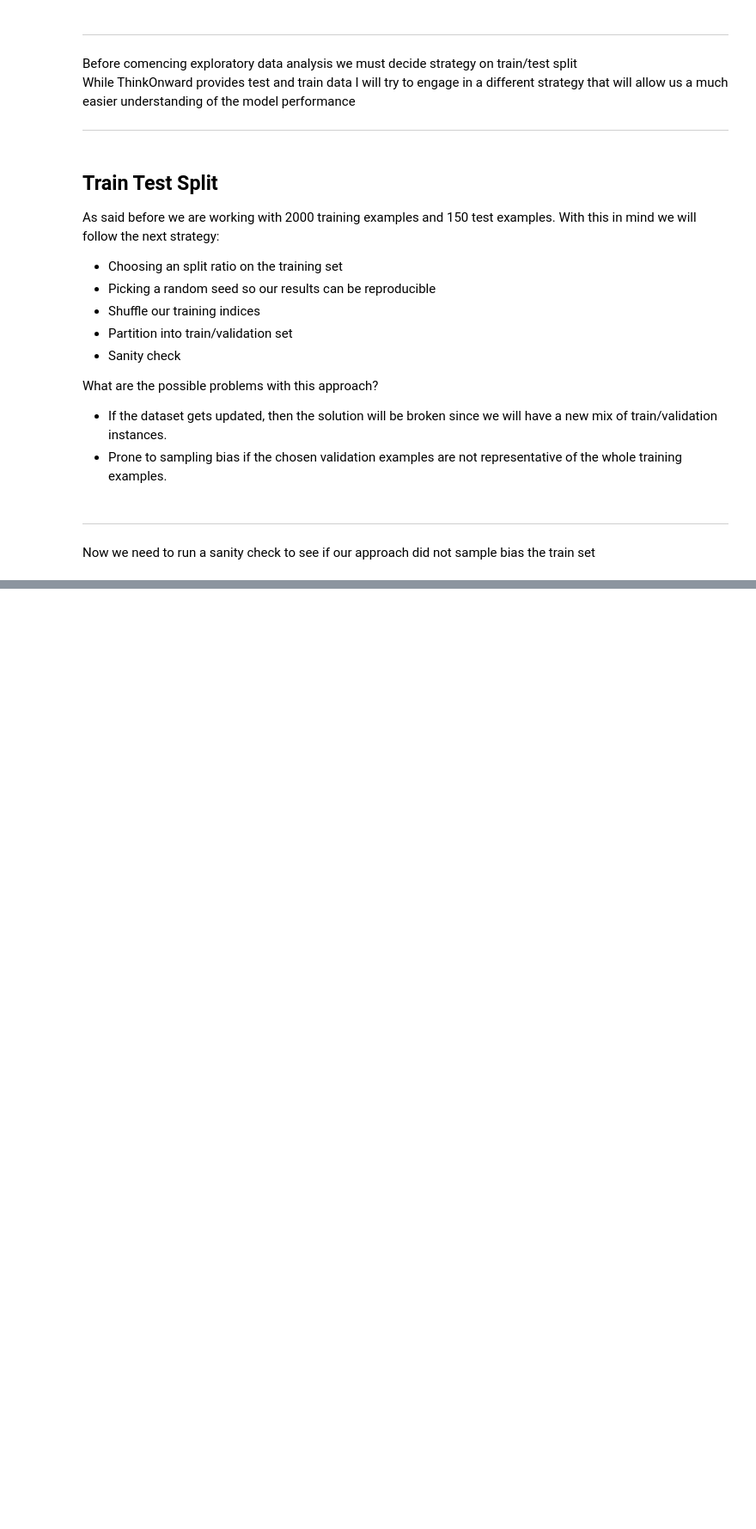
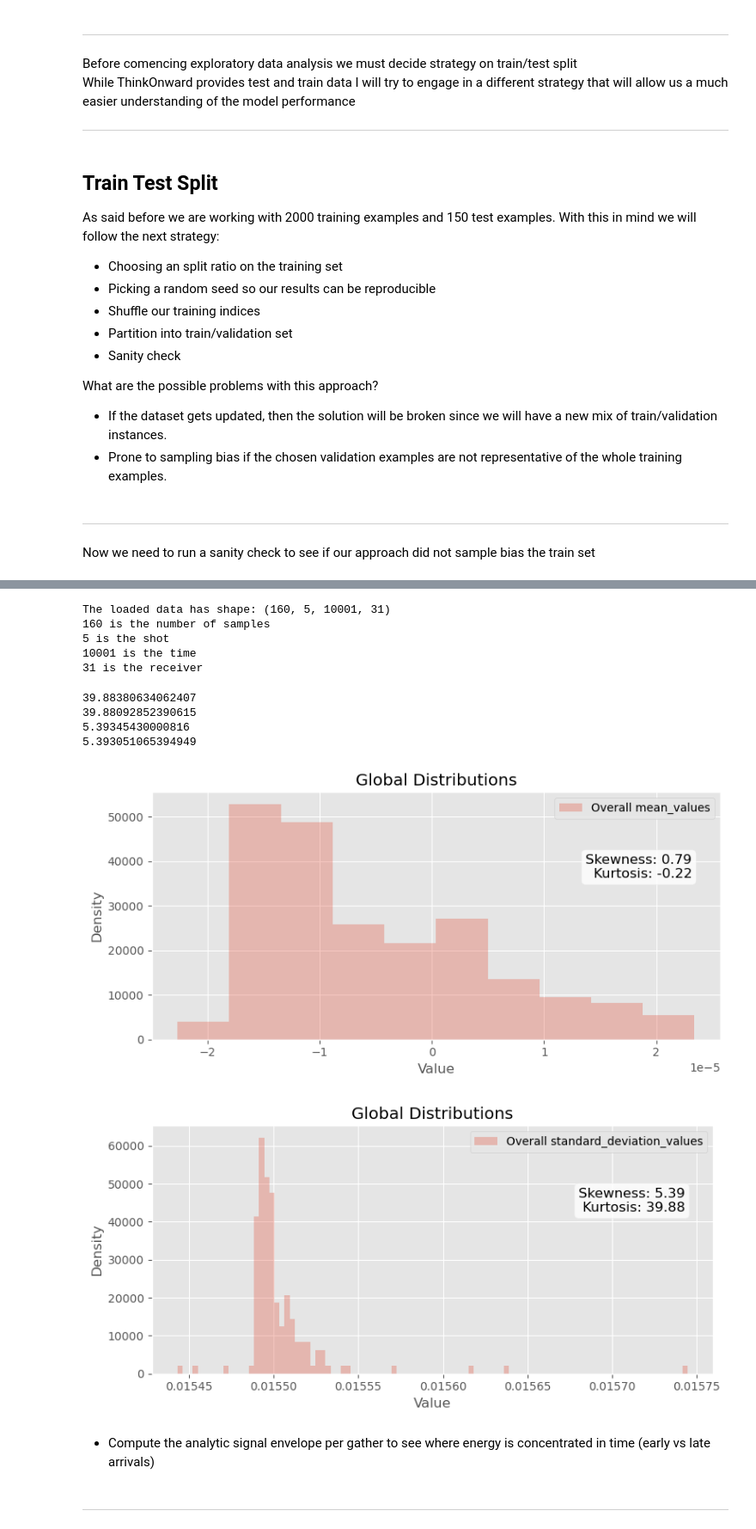
Before and after one commit to bbBerny/speed-and-structure, a Jupyter notebook: glimpse.ipynb, the cells around one changed output, grey strips where cells are left out. Shown: that part at 86% size. Saved outputs shown, nothing was run; the diff lists cells and outputs as text; code cells hidden in the pictures; blank space fills up the shorter version.

Commit message:
Univariate analysis, mean, std and rms across all (time,receiver) samples.

```diff
--- a/glimpse.ipynb
+++ b/glimpse.ipynb
@@ -172,0 +279,8 @@ What can we improve?
+# %%
+print(f'The loaded data has shape: {data.shape} \n{data.shape[0]} is the number of samples\n{data.shape[1]} is the shot\n{data.shape[2]} is the time\n{data.shape[3]} is the receiver')
+# %% [output]
+The loaded data has shape: (160, 5, 10001, 31)
+160 is the number of samples
+5 is the shot
+10001 is the time
+31 is the receiver
@@ -172,0 +352,62 @@ What can we improve?
+# %%
+global_mean_values, global_std_values, global_rms_values = compute_global_metrics(data)
+global_mean, global_mean_skew, global_mean_kurtosis = global_mean_values
+global_std, global_std_skew, global_std_kurtosis = global_std_values
+global_rms, global_rms_skew, global_rms_kurtosis = global_rms_values
+
+print(global_rms_kurtosis)
+print(global_std_kurtosis)
+
+print(global_rms_skew)
+print(global_std_skew)
+# %% [output]
+39.88380634062407
+39.88092852390615
+5.39345430000816
+5.393051065394949
+# %%
+import matplotlib.pyplot as plt
+
+def compute_global_histograms(values: dict, num_bins: int, skew, kurtosis):
+    """
+    Plots overlaid histograms of given value distributions, with skewness and kurtosis annotated.
+
+    Parameters
+    ----------
+    values : dict
+        Dictionary where keys are labels (e.g. 'Mean', 'Std Dev', 'RMS') and values are 1D NumPy arrays.
+    num_bins : int
+        Number of bins for the histogram.
+    skew : float
+        Skewness value to annotate.
+    kurtosis : float
+        Kurtosis value to annotate.
+    """
+    kwargs = dict(histtype='stepfilled', alpha=0.3, density=True, bins=num_bins)
+    textstr = f"Skewness: {skew:.2f}\nKurtosis: {kurtosis:.2f}"
+    props = dict(boxstyle='round', facecolor='white', alpha=0.8)
+
+    fig, ax = plt.subplots(figsize=(8, 4))
+    for title, val in values.items():
+        ax.hist(val, **kwargs, label=title)
+
+    ax.text(0.95, 0.75, textstr, transform=ax.transAxes,
+            fontsize=12, verticalalignment='top', horizontalalignment='right',
+            bbox=props)
+
+    ax.set_title("Global Distributions")
+    ax.set_xlabel("Value")
+    ax.set_ylabel("Density")
+    ax.legend()
+    plt.tight_layout()
+    plt.show()
+# %%
+compute_global_histograms(values = {'Overall mean_values': global_mean}, num_bins=10,skew= global_mean_skew, kurtosis=global_mean_kurtosis)
+compute_global_histograms(values = {'Overall standard_deviation_values': global_std}, num_bins=100, skew = global_std_skew, kurtosis=global_std_kurtosis )
+# %% [output]
+[figure, added]
+[figure, added]
+# %% [markdown]
+- Compute the analytic signal envelope per gather to see where energy is concentrated in time (early vs late arrivals)
+# %% [markdown]
+---
```
Also changed, not shown: parts of 9 cells of this notebook.
